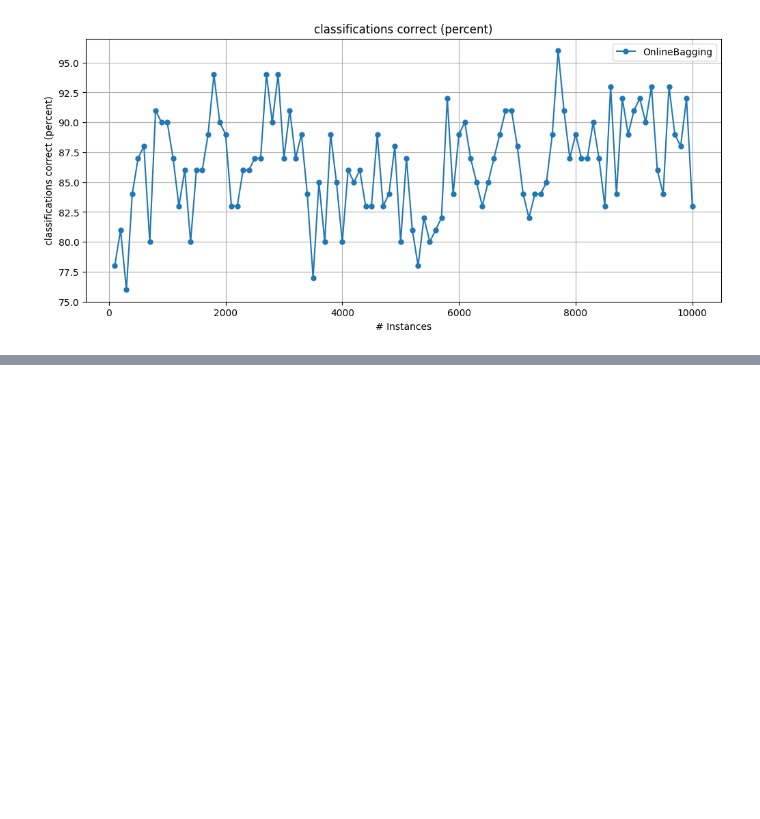
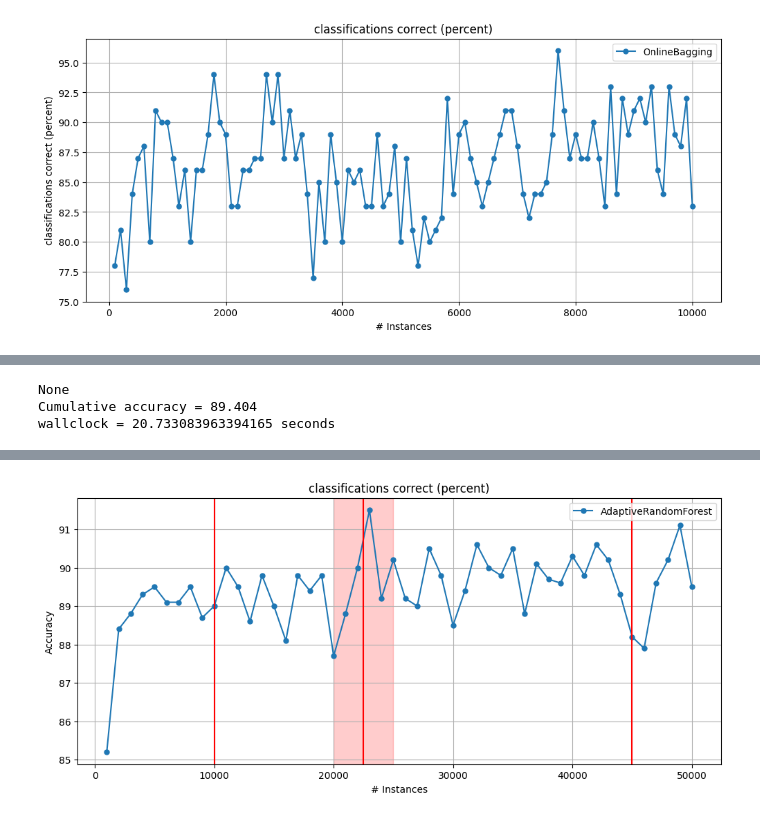
Before and after one commit to adaptive-machine-learning/CapyMOA, a Jupyter notebook: notebooks/06_advanced_API.ipynb, the cells around one changed output, grey strips where cells are left out. Drawn from its saved outputs; the diff is of its cells as text; code cells hidden in the pictures; blank space fills up the shorter version.

```diff
--- a/notebooks/06_advanced_API.ipynb
+++ b/notebooks/06_advanced_API.ipynb
@@ -470,0 +474,32 @@ plot_windowed_results(results_sea1drift_OB)
+# %%
+from capymoa.stream.generator import SEA
+from capymoa.stream.drift import DriftStream, AbruptDrift, GradualDrift
+from capymoa.classifier import AdaptiveRandomForestClassifier
+from capymoa.evaluation import prequential_evaluation
+from capymoa.evaluation.visualization import plot_windowed_results
+
+SEA3drifts = DriftStream(stream=[SEA(1),
+                                  AbruptDrift(10000),
+                                  SEA(2),
+                                  GradualDrift(start=20000, end=25000),
+                                  SEA(3),
+                                  AbruptDrift(45000),
+                                  SEA(1)])
+
+arf = AdaptiveRandomForestClassifier(schema=SEA3drifts.get_schema(),
+                                     ensemble_size=100,
+                                     number_of_jobs=4)
+
+results = prequential_evaluation(stream=SEA3drifts,
+                                 learner=arf,
+                                 window_size=1000,
+                                 max_instances=50000)
+
+print(f"Cumulative accuracy = {results['cumulative'].accuracy()}")
+print(f"wallclock = {results['wallclock']} seconds")
+display(results['windowed'].metrics_per_window())
+plot_windowed_results(results, ylabel='Accuracy')
+# %% [output]
+None
+Cumulative accuracy = 89.404
+wallclock = 20.733083963394165 seconds
@@ -470,0 +523 @@ plot_windowed_results(results_sea1drift_OB)
+[figure, added]
```
Also changed, not shown: parts of 6 cells of this notebook, 2 other files.
